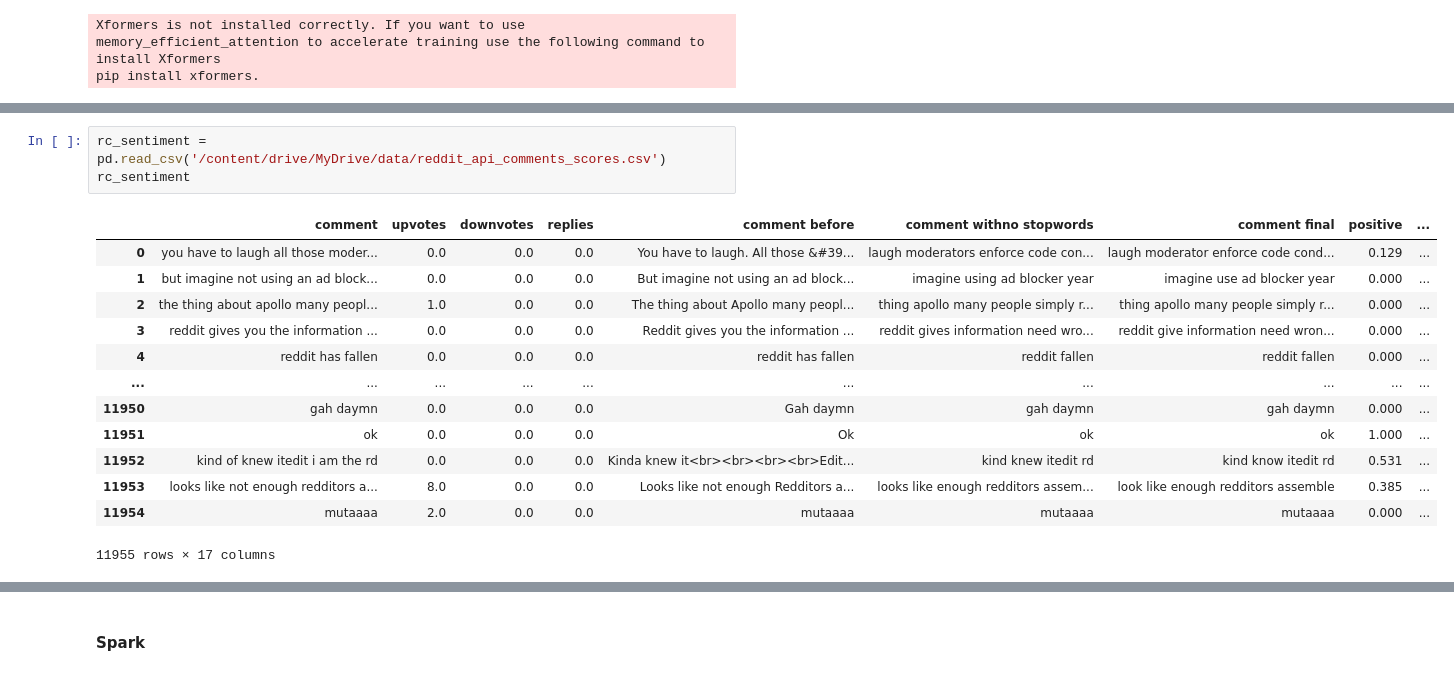
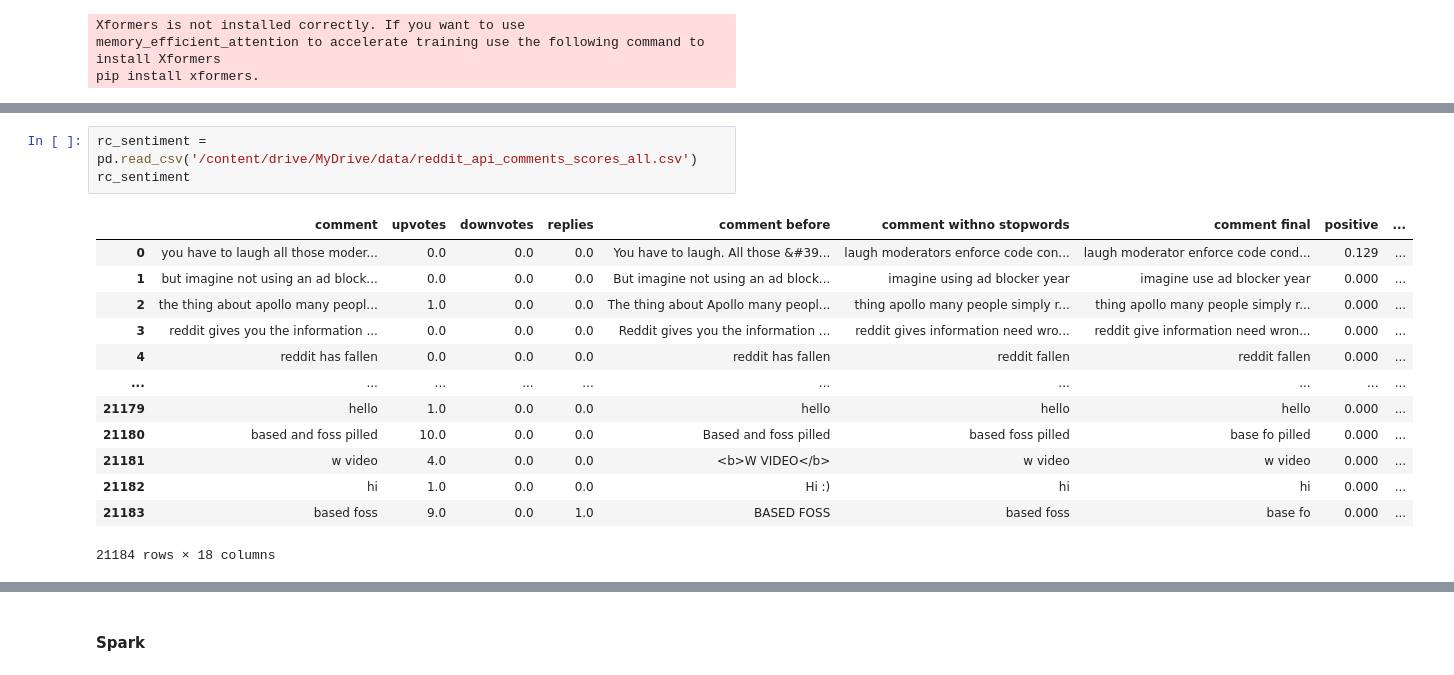
Before and after one commit to WilliamLu1999/Data-ML-Projects, a Jupyter notebook: reddit_api_sentiment_analysis_spark.ipynb, the cells around one changed output, grey strips where cells are left out. Saved outputs shown, nothing was run; the diff lists cells and outputs as text.

```diff
--- a/reddit_api_sentiment_analysis_spark.ipynb
+++ b/reddit_api_sentiment_analysis_spark.ipynb
@@ -525,17 +602,17 @@ sentiment_df.to_csv(csv_file_path2,index=False)
 # %%
-rc_sentiment = pd.read_csv('/content/drive/MyDrive/data/reddit_api_comments_scores.csv')
+rc_sentiment = pd.read_csv('/content/drive/MyDrive/data/reddit_api_comments_scores_all.csv')
 rc_sentiment
 # %% [output]
 |  | comment | upvotes | downvotes | replies | comment before | comment withno stopwords | comment final | positive | ... |
 | 0 | you have to laugh all those moder... | 0.0 | 0.0 | 0.0 | You have to laugh. All those &#39... | laugh moderators enforce code con... | laugh moderator enforce code cond... | 0.129 | ... |
 | 1 | but imagine not using an ad block... | 0.0 | 0.0 | 0.0 | But imagine not using an ad block... | imagine using ad blocker year | imagine use ad blocker year | 0.000 | ... |
 | 2 | the thing about apollo many peopl... | 1.0 | 0.0 | 0.0 | The thing about Apollo many peopl... | thing apollo many people simply r... | thing apollo many people simply r... | 0.000 | ... |
 | 3 | reddit gives you the information ... | 0.0 | 0.0 | 0.0 | Reddit gives you the information ... | reddit gives information need wro... | reddit give information need wron... | 0.000 | ... |
 | 4 | reddit has fallen | 0.0 | 0.0 | 0.0 | reddit has fallen | reddit fallen | reddit fallen | 0.000 | ... |
 | ... | ... | ... | ... | ... | ... | ... | ... | ... | ... |
-| 11950 | gah daymn | 0.0 | 0.0 | 0.0 | Gah daymn | gah daymn | gah daymn | 0.000 | ... |
-| 11951 | ok | 0.0 | 0.0 | 0.0 | Ok | ok | ok | 1.000 | ... |
-| 11952 | kind of knew itedit i am the rd | 0.0 | 0.0 | 0.0 | Kinda knew it<br><br><br><br>Edit... | kind knew itedit rd | kind know itedit rd | 0.531 | ... |
-| 11953 | looks like not enough redditors a... | 8.0 | 0.0 | 0.0 | Looks like not enough Redditors a... | looks like enough redditors assem... | look like enough redditors assemble | 0.385 | ... |
-| 11954 | mutaaaa | 2.0 | 0.0 | 0.0 | mutaaaa | mutaaaa | mutaaaa | 0.000 | ... |
+| 21179 | hello | 1.0 | 0.0 | 0.0 | hello | hello | hello | 0.000 | ... |
+| 21180 | based and foss pilled | 10.0 | 0.0 | 0.0 | Based and foss pilled | based foss pilled | base fo pilled | 0.000 | ... |
+| 21181 | w video | 4.0 | 0.0 | 0.0 | <b>W VIDEO</b> | w video | w video | 0.000 | ... |
+| 21182 | hi | 1.0 | 0.0 | 0.0 | Hi :) | hi | hi | 0.000 | ... |
+| 21183 | based foss | 9.0 | 0.0 | 1.0 | BASED FOSS | based foss | base fo | 0.000 | ... |
-11955 rows × 17 columns
+21184 rows × 18 columns
```
Also changed, not shown: parts of 50 cells of this notebook.
